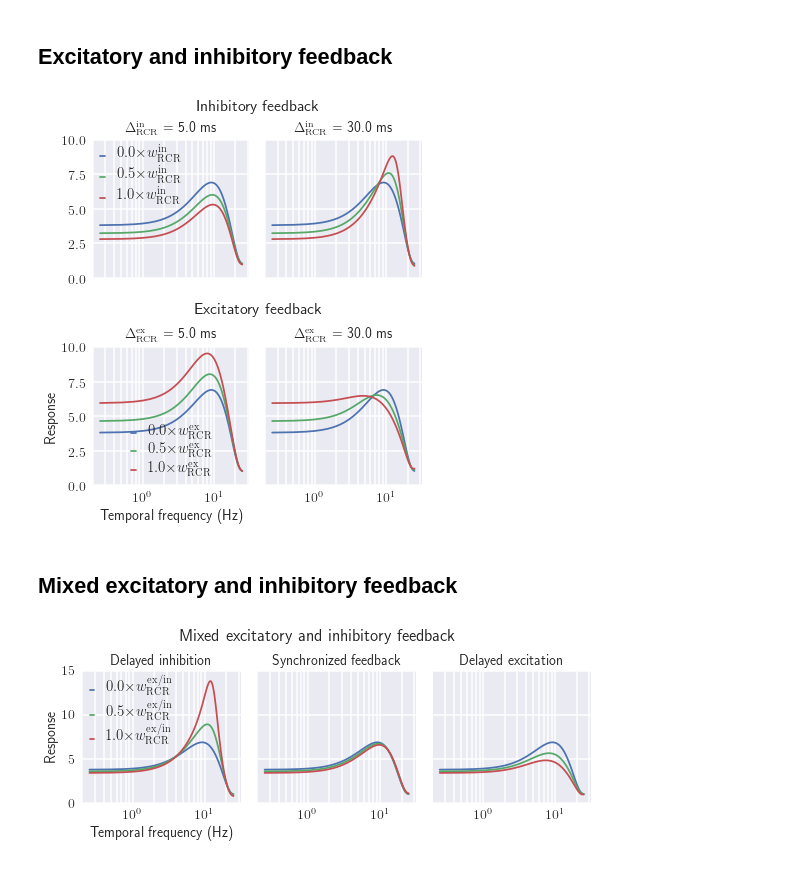
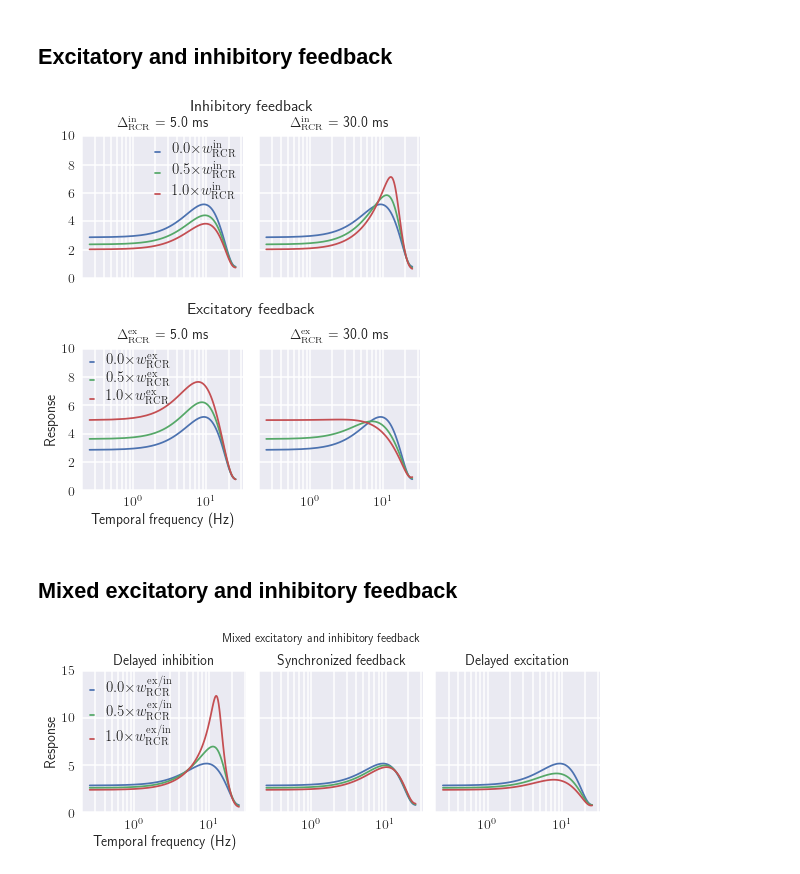
Before and after one commit to miladh/edog-simulations, a Jupyter notebook: temporal_freq_tuning/temporal_freq_tuning.ipynb, the cells around one changed output. Cells and saved outputs as stored; diff of their text form; code cells hidden in the pictures.

Commit message:
fixed wavenumber in temporal freq tuning

```diff
--- a/temporal_freq_tuning/temporal_freq_tuning.ipynb
+++ b/temporal_freq_tuning/temporal_freq_tuning.ipynb
@@ -73,7 +73,7 @@ for i, delay in enumerate(delay_rc_in):
                                                 tau_rc_in=tau_rc_in, delay_rc_in=delay)
         [relay] = get_neuron("Relay", network)
         wavenumber = network.integrator.spatial_angular_freqs[int(k_id)]
-        tuning = relay.evaluate_irf_ft(angular_freq.rescale(1/pq.ms), wavenumber, wavenumber)
+        tuning = relay.evaluate_irf_ft(angular_freq.rescale(1/pq.ms), wavenumber, 0/pq.deg)
         tuning = np.absolute(tuning)
 
         title = "{} = {}".format(delay_label_in, round(delay, 1))
@@ -91,35 +91,35 @@ for i, delay in enumerate(delay_rc_ex):
     ax = axarr[1, i]
     for w in w_rc_ex:
         network = create_spatiotemporal_network(nt=nt, nr=nr, dt=dt, dr=dr,
                                                 A_g=A_g, a_g=a_g, B_g=B_g, b_g=b_g,
                                                 phase=phase, damping=damping, delay_g=delay_g,
                                                 w_rg=w_rg, A_rg=A_rg, a_rg=a_rg,
                                                 tau_rg=tau_rg, delay_rg=delay_rg,
                                                 w_rig=w_rig, A_rig=A_rig, a_rig=a_rig,
                                                 tau_rig=tau_rig, delay_rig=delay_rig,
                                                 w_rc_ex=w, A_rc_ex=A_rc_ex, a_rc_ex=a_rc_ex,
                                                 tau_rc_ex=tau_rc_ex, delay_rc_ex=delay)
         [relay] = get_neuron("Relay", network)
         wavenumber = network.integrator.spatial_angular_freqs[int(k_id)]
-        tuning = relay.evaluate_irf_ft(angular_freq.rescale(1/pq.ms), wavenumber, wavenumber)
+        tuning = relay.evaluate_irf_ft(angular_freq.rescale(1/pq.ms), wavenumber, 0/pq.deg)
         tuning = np.absolute(tuning)
 
         title = "{} = {}".format(delay_label_ex, round(delay, 1))
 
         ax.semilogx(temporal_freq, tuning, label=r"${} \times$".format(round(w, 1))+label_ex)
         ax.set_title(title, fontsize=14, linespacing=1.7)
         ax.grid(which="both", lw=1.5)
 
 axarr[1, 0].set_xlabel("Temporal frequency (Hz)")
 axarr[1, 0].set_ylabel("Response")
 axarr[1, 0].set_ylim([0, 10])
 #axarr[1, 0].set_yticks([0, 1, 2, 3, 4])
 axarr[1, 0].legend(fontsize=15, handlelength=0.3, labelspacing=0.3, borderpad=0.0)
 
 plt.tight_layout()
 fig.subplots_adjust(hspace=0.5, wspace=0.1)
 # %% [output]
-[figure, old version]
+[figure, new version]
 # %% [markdown]
 ## Mixed excitatory and inhibitory feedback
 # %%
@@ -145,7 +145,7 @@ for ax, title, params in zip(axarr.flat, titles, [delayed_in, synced, delayed_ex
 
         [relay] = get_neuron("Relay", network)
         wavenumber = network.integrator.spatial_angular_freqs[int(k_id)]
-        tuning = relay.evaluate_irf_ft(angular_freq.rescale(1/pq.ms), wavenumber, wavenumber)
+        tuning = relay.evaluate_irf_ft(angular_freq.rescale(1/pq.ms), wavenumber, 0/pq.deg)
         tuning = np.absolute(tuning)
 
         ax.semilogx(temporal_freq, tuning, label=r"${} \times$".format(round(w, 1))+label)
@@ -159,4 +159,4 @@ axarr[0].legend(fontsize=15, handlelength=0.3, labelspacing=0.3, borderpad=0.)
 fig.subplots_adjust(hspace=0.3, wspace=0.1)
 plt.tight_layout()
 # %% [output]
-[figure, old version]
+[figure, new version]
```
